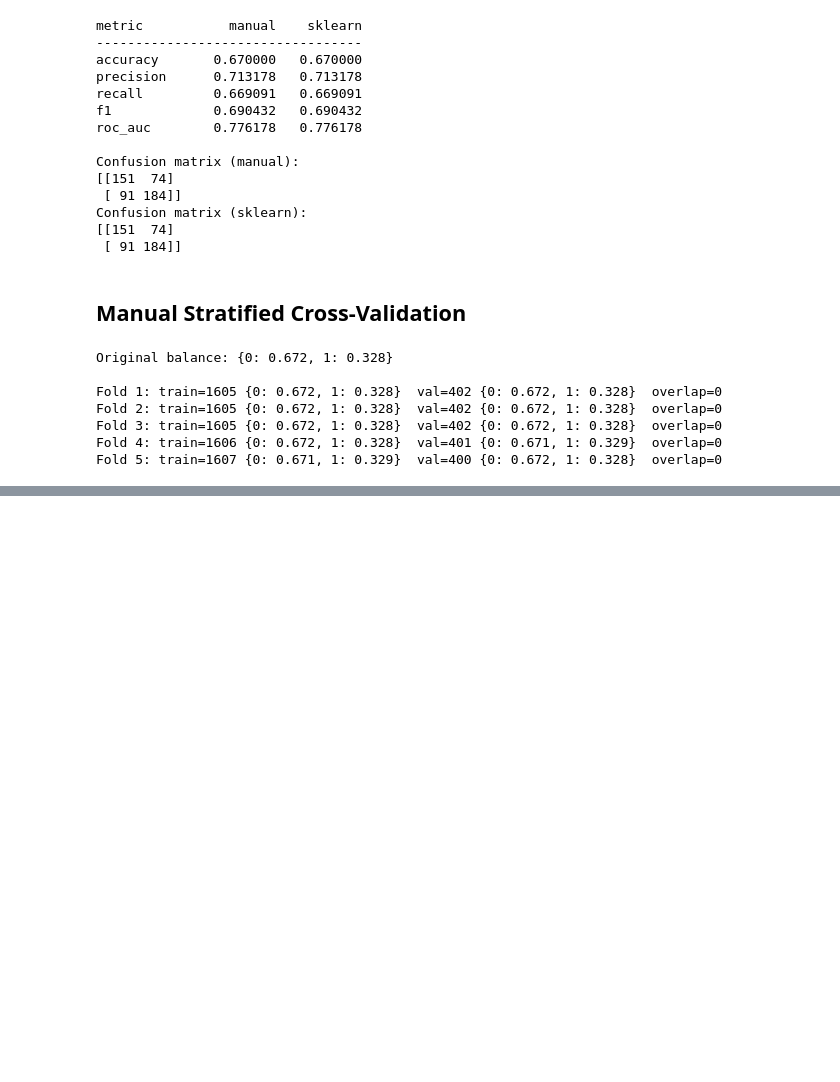
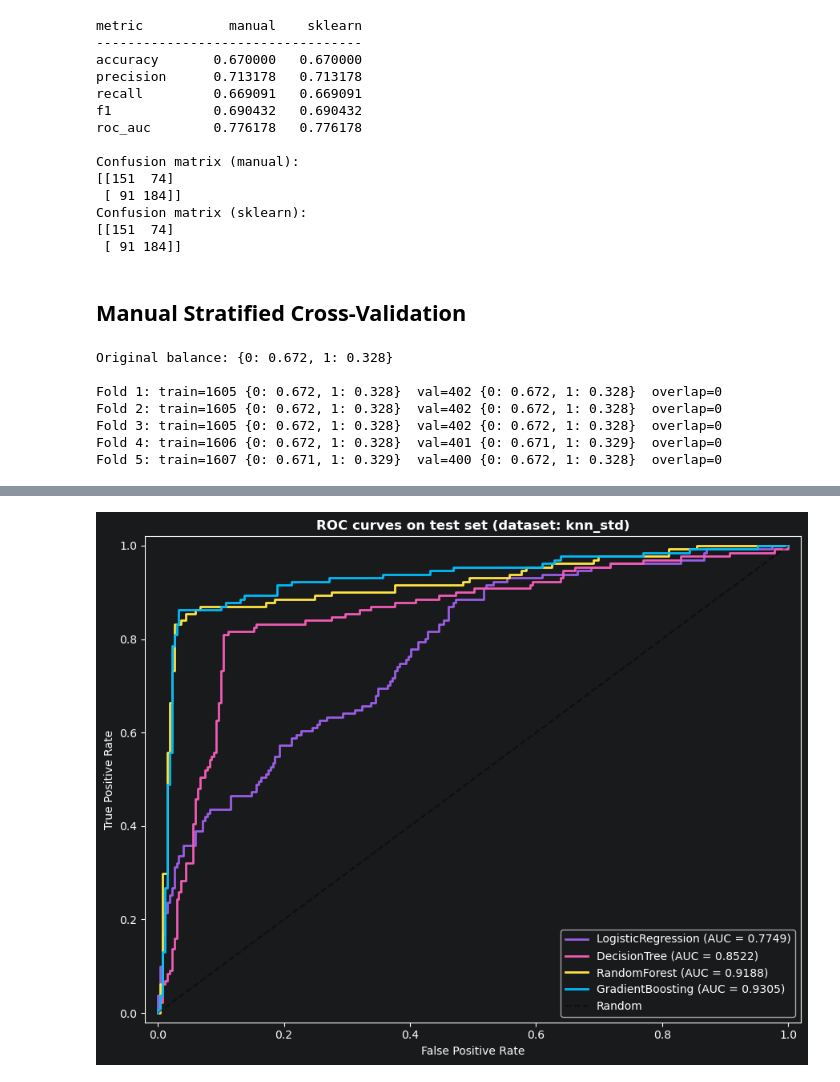
Before and after one commit to IzaSiemieniuk/pk_advanced_machine_learning, a Jupyter notebook: pet_adoption_2.ipynb, the cells around one changed output, grey strips where cells are left out. Cells and saved outputs as stored; diff of their text form; code cells hidden in the pictures; blank space fills up the shorter version.

```diff
--- a/pet_adoption_2.ipynb
+++ b/pet_adoption_2.ipynb
@@ -250,0 +560,31 @@ Fold 5: train=1607 {0: 0.671, 1: 0.329}  val=400 {0: 0.672, 1: 0.328}  overlap=0
+# %%
+fig, ax = plt.subplots(figsize=(9, 7))
+
+for color, model_name in zip(colors * 2, build_models().keys()):
+    art = trained_artifacts[(best_ds, model_name)]
+    X_t = art['test_df'][art['feature_cols']].to_numpy()
+    y_t = art['test_df'][TARGET].to_numpy()
+    y_pr = art['model'].predict_proba(X_t)[:, 1]
+
+    # Build ROC curve manually using the same logic as manual_roc_auc
+    order = np.argsort(-y_pr, kind='mergesort')
+    y_t_sorted = y_t[order]
+    P, N = (y_t == 1).sum(), (y_t == 0).sum()
+    tpr = np.concatenate(([0.0], np.cumsum(y_t_sorted == 1) / P))
+    fpr = np.concatenate(([0.0], np.cumsum(y_t_sorted == 0) / N))
+
+    auc_val = manual_roc_auc(y_t, y_pr)
+    ax.plot(fpr, tpr, label=f'{model_name} (AUC = {auc_val:.4f})', color=color, linewidth=2)
+
+ax.plot([0, 1], [0, 1], 'k--', alpha=0.4, label='Random')
+ax.set_xlabel('False Positive Rate')
+ax.set_ylabel('True Positive Rate')
+ax.set_title(f'ROC curves on test set (dataset: {best_ds})', fontweight='bold')
+ax.legend(loc='lower right')
+ax.set_xlim(-0.02, 1.02)
+ax.set_ylim(-0.02, 1.02)
+
+plt.tight_layout()
+plt.show()
+# %% [output]
+[figure, added]
```
Also changed, not shown: parts of 23 cells of this notebook.
